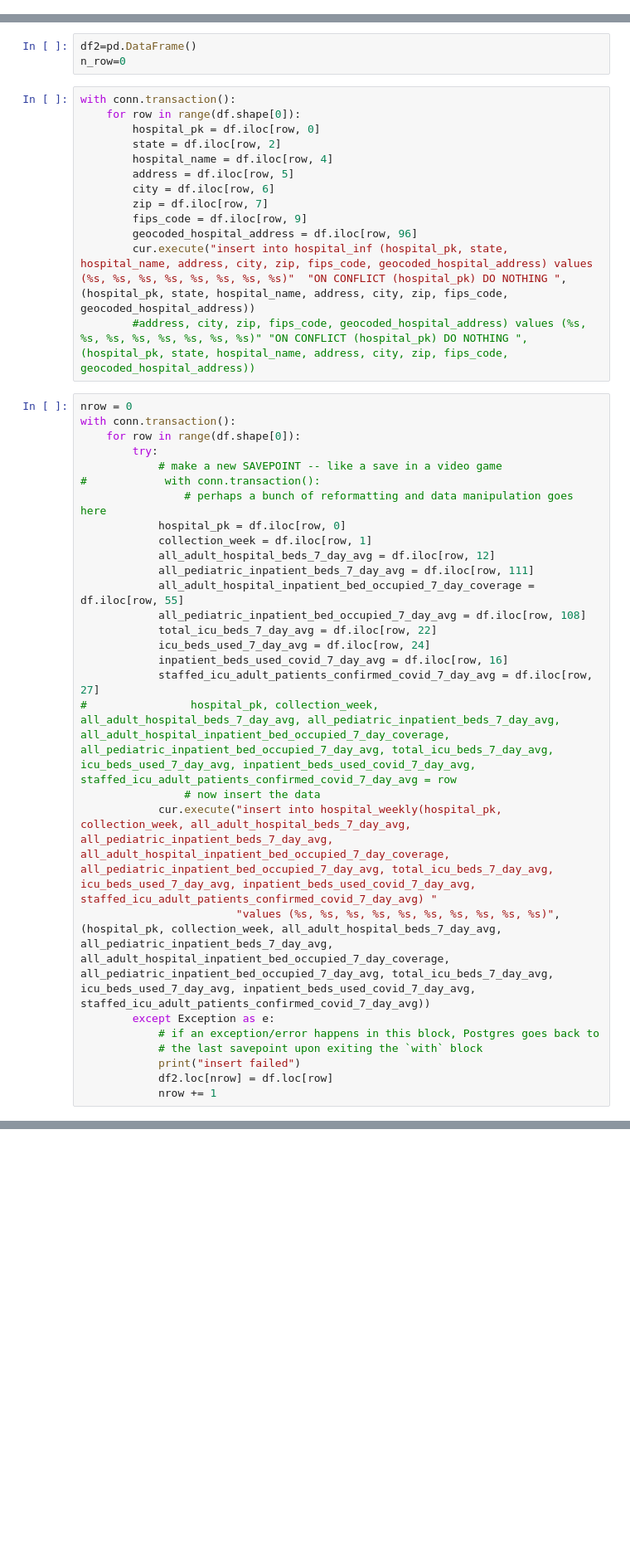
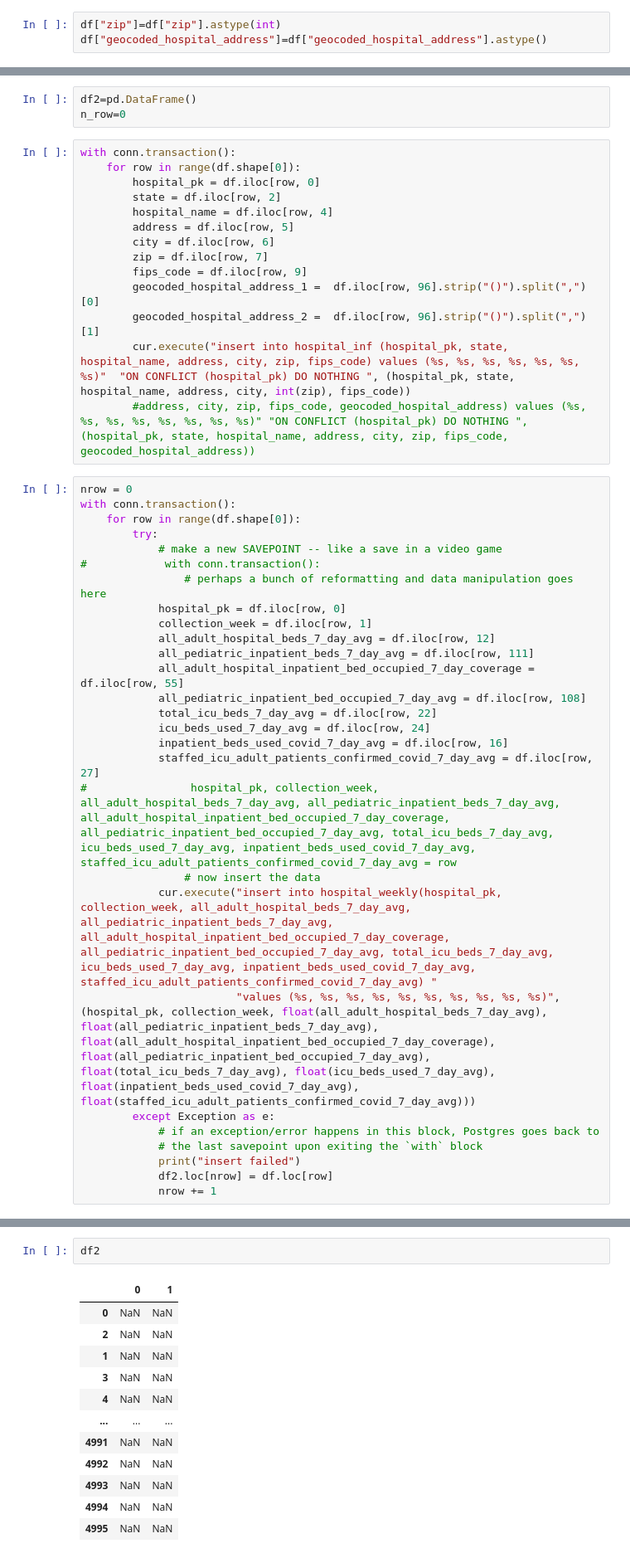
Before and after one commit to hirengupta97/Data-Engineering, a Jupyter notebook: try.ipynb, the cells around one changed output, grey strips where cells are left out. Shown at 83% size. Cells and saved outputs as stored; diff of their text form; blank space fills up the shorter version.

```diff
--- a/try.ipynb
+++ b/try.ipynb
@@ -24,3 +25,6 @@ df["icu_beds_used_7_day_avg"]=df["icu_beds_used_7_day_avg"].astype(str)
 df["inpatient_beds_used_covid_7_day_avg"]=df["inpatient_beds_used_covid_7_day_avg"].astype(str)
 df["staffed_icu_adult_patients_confirmed_covid_7_day_avg"]=df["staffed_icu_adult_patients_confirmed_covid_7_day_avg"].astype(str)
 df["all_adult_hospital_inpatient_bed_occupied_7_day_coverage"]=df["all_adult_hospital_inpatient_bed_occupied_7_day_coverage"].astype(str)
+# %%
+df["zip"]=df["zip"].astype(int)
+df["geocoded_hospital_address"]=df["geocoded_hospital_address"].astype()
@@ -50,8 +57,9 @@ with conn.transaction():
         city = df.iloc[row, 6]
         zip = df.iloc[row, 7]
         fips_code = df.iloc[row, 9]
-        geocoded_hospital_address = df.iloc[row, 96]
-        cur.execute("insert into hospital_inf (hospital_pk, state, hospital_name, address, city, zip, fips_code, geocoded_hospital_address) values (%s, %s, %s, %s, %s, %s, %s, %s)"  "ON CONFLICT (hospital_pk) DO NOTHING ", (hospital_pk, state, hospital_name, address, city, zip, fips_code, geocoded_hospital_address))
+        geocoded_hospital_address_1 =  df.iloc[row, 96].strip("()").split(",")[0]
+        geocoded_hospital_address_2 =  df.iloc[row, 96].strip("()").split(",")[1]
+        cur.execute("insert into hospital_inf (hospital_pk, state, hospital_name, address, city, zip, fips_code) values (%s, %s, %s, %s, %s, %s, %s)"  "ON CONFLICT (hospital_pk) DO NOTHING ", (hospital_pk, state, hospital_name, address, city, int(zip), fips_code))
         #address, city, zip, fips_code, geocoded_hospital_address) values (%s, %s, %s, %s, %s, %s, %s, %s)" "ON CONFLICT (hospital_pk) DO NOTHING ", (hospital_pk, state, hospital_name, address, city, zip, fips_code, geocoded_hospital_address))
 # %%
 nrow = 0
@@ -74,7 +82,7 @@ with conn.transaction():
 #                hospital_pk, collection_week, all_adult_hospital_beds_7_day_avg, all_pediatric_inpatient_beds_7_day_avg, all_adult_hospital_inpatient_bed_occupied_7_day_coverage, all_pediatric_inpatient_bed_occupied_7_day_avg, total_icu_beds_7_day_avg, icu_beds_used_7_day_avg, inpatient_beds_used_covid_7_day_avg, staffed_icu_adult_patients_confirmed_covid_7_day_avg = row
                 # now insert the data
             cur.execute("insert into hospital_weekly(hospital_pk, collection_week, all_adult_hospital_beds_7_day_avg, all_pediatric_inpatient_beds_7_day_avg, all_adult_hospital_inpatient_bed_occupied_7_day_coverage, all_pediatric_inpatient_bed_occupied_7_day_avg, total_icu_beds_7_day_avg, icu_beds_used_7_day_avg, inpatient_beds_used_covid_7_day_avg, staffed_icu_adult_patients_confirmed_covid_7_day_avg) "
-                        "values (%s, %s, %s, %s, %s, %s, %s, %s, %s, %s)", (hospital_pk, collection_week, all_adult_hospital_beds_7_day_avg, all_pediatric_inpatient_beds_7_day_avg, all_adult_hospital_inpatient_bed_occupied_7_day_coverage, all_pediatric_inpatient_bed_occupied_7_day_avg, total_icu_beds_7_day_avg, icu_beds_used_7_day_avg, inpatient_beds_used_covid_7_day_avg, staffed_icu_adult_patients_confirmed_covid_7_day_avg))
+                        "values (%s, %s, %s, %s, %s, %s, %s, %s, %s, %s)", (hospital_pk, collection_week, float(all_adult_hospital_beds_7_day_avg), float(all_pediatric_inpatient_beds_7_day_avg), float(all_adult_hospital_inpatient_bed_occupied_7_day_coverage), float(all_pediatric_inpatient_bed_occupied_7_day_avg), float(total_icu_beds_7_day_avg), float(icu_beds_used_7_day_avg), float(inpatient_beds_used_covid_7_day_avg), float(staffed_icu_adult_patients_confirmed_covid_7_day_avg)))
         except Exception as e:
             # if an exception/error happens in this block, Postgres goes back to
             # the last savepoint upon exiting the `with` block
@@ -113,0 +219,15 @@ pandas.core.frame.DataFrame
+# %%
+df2
+# %% [output]
+|  | 0 | 1 |
+| 0 | NaN | NaN |
+| 2 | NaN | NaN |
+| 1 | NaN | NaN |
+| 3 | NaN | NaN |
+| 4 | NaN | NaN |
+| ... | ... | ... |
+| 4991 | NaN | NaN |
+| 4992 | NaN | NaN |
+| 4993 | NaN | NaN |
+| 4994 | NaN | NaN |
+| 4995 | NaN | NaN |
```
Also changed, not shown: parts of 9 cells of this notebook, 3 other files.
